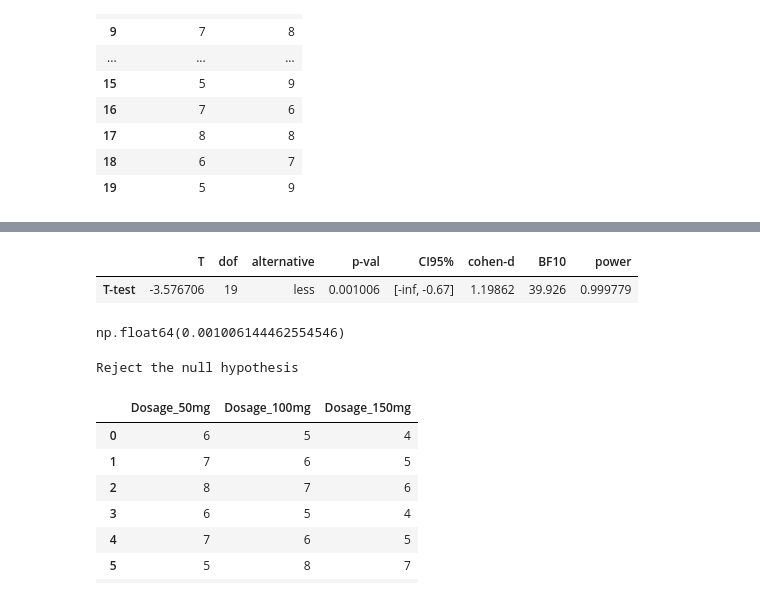
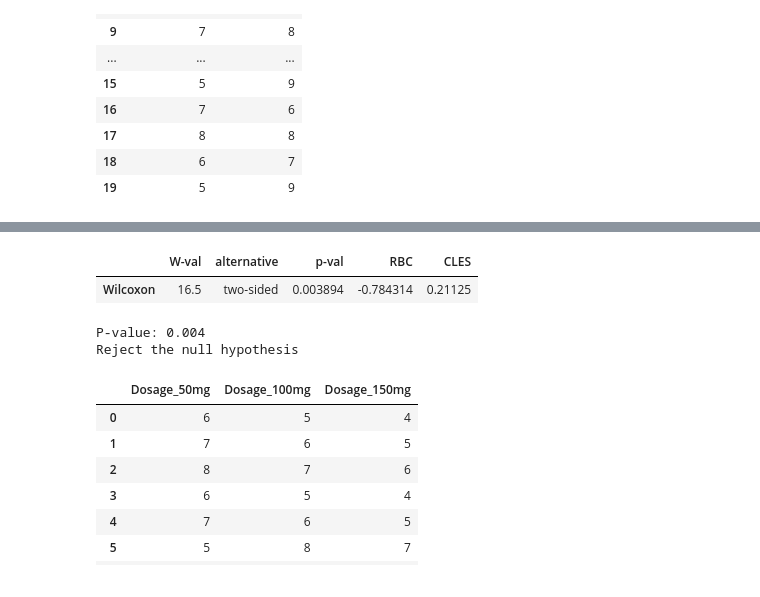
Before and after one commit to amr-salah92/Healthcare-Drug-Efficacy, a Jupyter notebook: Healthcare Drug Efficacy.ipynb, the cells around one changed output, grey strips where cells are left out. Drawn from its saved outputs; the diff is of its cells as text; code cells hidden in the pictures.

```diff
--- a/Healthcare Drug Efficacy.ipynb
+++ b/Healthcare Drug Efficacy.ipynb
@@ -78,24 +118,20 @@ np.float64(-3.576706401881341)
 # %%
-# Use paired=True in pingouin
-pinguoin_ttest = pg.ttest(t_data['Drug_A_Time'], t_data['Drug_B_Time'], paired=True, alternative='less')
-pinguoin_ttest
+# Use Wilcoxon
+pg.wilcoxon(t_data['Drug_A_Time'], t_data['Drug_B_Time'])
 # %% [output]
-|  | T | dof | alternative | p-val | CI95% | cohen-d | BF10 | power |
-| T-test | -3.576706 | 19 | less | 0.001006 | [-inf, -0.67] | 1.19862 | 39.926 | 0.999779 |
+|  | W-val | alternative | p-val | RBC | CLES |
+| Wilcoxon | 16.5 | two-sided | 0.003894 | -0.784314 | 0.21125 |
-# %%
-df = len(differences) - 1
-p_value = stats.t.cdf(t_val, df=df)
-p_value
-# %% [output]
-np.float64(0.001006144462554546)
 # %%
 alpha  = 0.05
-
-if alpha > p_value:
+p_value = pg.wilcoxon(t_data['Drug_A_Time'], t_data['Drug_B_Time']).round(3)
+actual_p_value = p_value['p-val'].iloc[0]  # Extract the actual p-value
+print("P-value:", actual_p_value)
+if alpha > actual_p_value:
     print("Reject the null hypothesis")
 else:
     print("Fail to reject the null hypothesis")
 # %% [output]
+P-value: 0.004
 Reject the null hypothesis
 # %%
 #ANOVA
```
Also changed, not shown: parts of 7 cells of this notebook.
